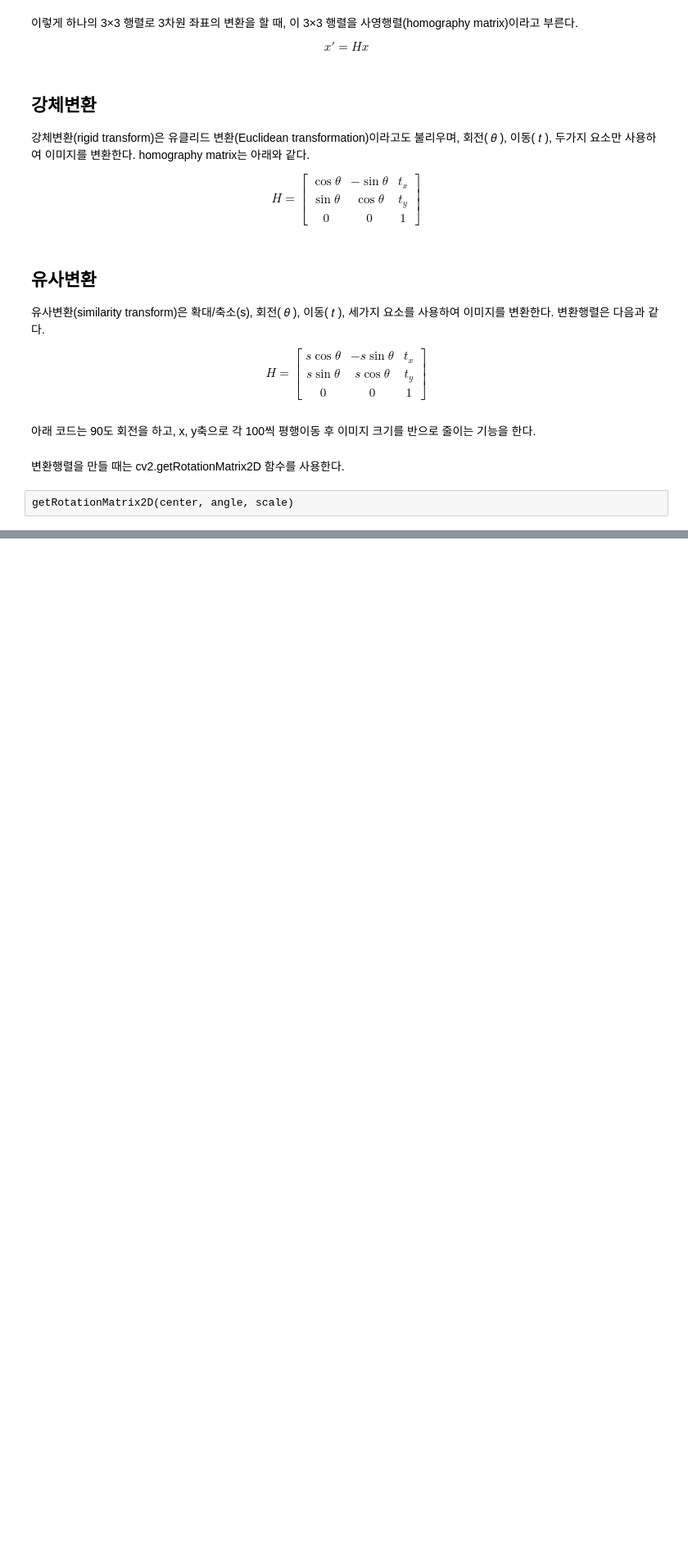
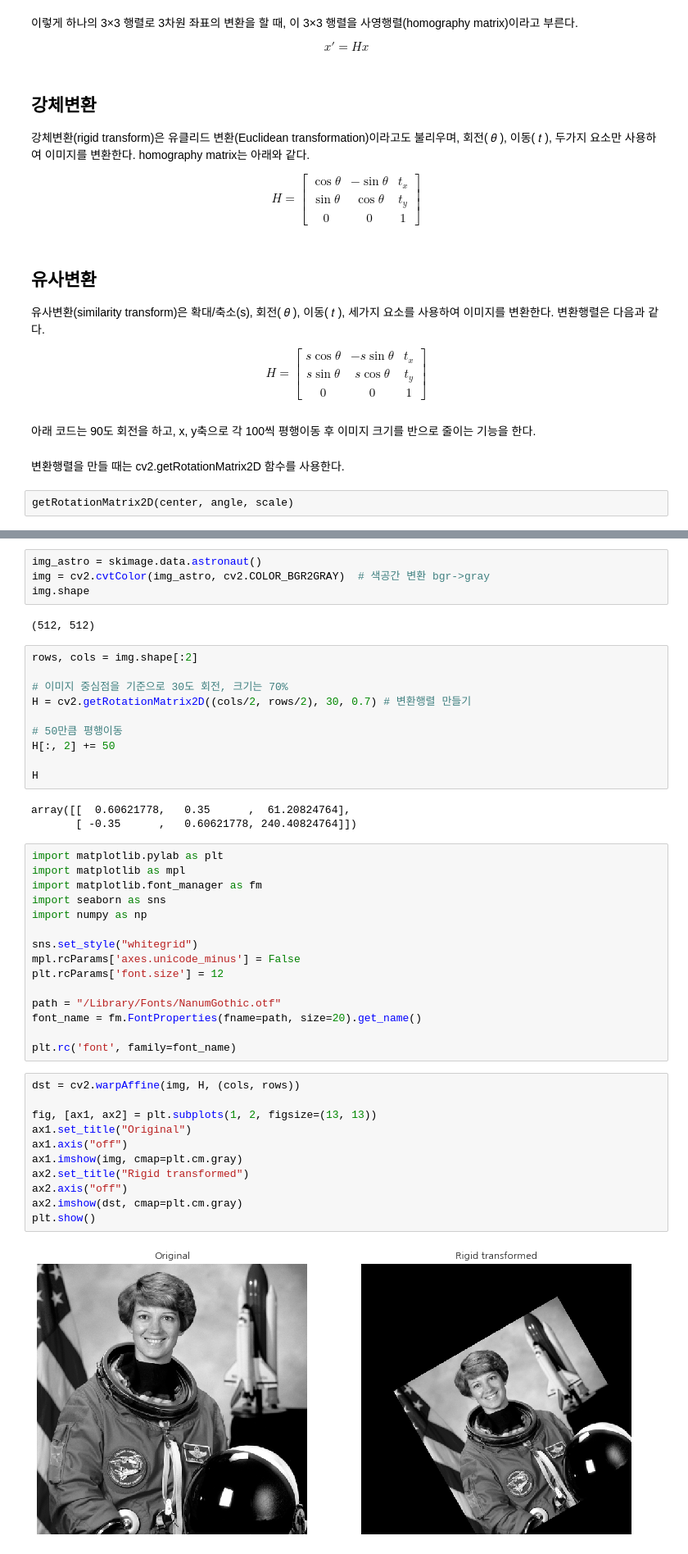
Before and after one commit to tada20001/MachineLearning, a Jupyter notebook: Chapter 2. 이미지 데이터 전처리/2. 이미지 변환.ipynb, the cells around one changed output, grey strips where cells are left out. Shown at 82% size. Cells and saved outputs as stored; diff of their text form; blank space fills up the shorter version.

Commit message:
Image Transformation

```diff
--- a/Chapter 2. 이미지 데이터 전처리/2. 이미지 변환.ipynb
+++ b/Chapter 2. 이미지 데이터 전처리/2. 이미지 변환.ipynb
@@ -54,0 +58,47 @@ getRotationMatrix2D(center, angle, scale)
+# %%
+img_astro = skimage.data.astronaut()
+img = cv2.cvtColor(img_astro, cv2.COLOR_BGR2GRAY)  # 색공간 변환 bgr->gray
+img.shape
+# %% [output]
+(512, 512)
+# %%
+rows, cols = img.shape[:2]
+
+# 이미지 중심점을 기준으로 30도 회전, 크기는 70%
+H = cv2.getRotationMatrix2D((cols/2, rows/2), 30, 0.7) # 변환행렬 만들기
+
+# 50만큼 평행이동
+H[:, 2] += 50
+
+H
+# %% [output]
+array([[  0.60621778,   0.35      ,  61.20824764],
+       [ -0.35      ,   0.60621778, 240.40824764]])
+# %%
+import matplotlib.pylab as plt
+import matplotlib as mpl
+import matplotlib.font_manager as fm
+import seaborn as sns
+import numpy as np
+
+sns.set_style("whitegrid")
+mpl.rcParams['axes.unicode_minus'] = False
+plt.rcParams['font.size'] = 12
+
+path = "/Library/Fonts/NanumGothic.otf"
+font_name = fm.FontProperties(fname=path, size=20).get_name()
+
+plt.rc('font', family=font_name)
+# %%
+dst = cv2.warpAffine(img, H, (cols, rows))
+
+fig, [ax1, ax2] = plt.subplots(1, 2, figsize=(13, 13))
+ax1.set_title("Original")
+ax1.axis("off")
+ax1.imshow(img, cmap=plt.cm.gray)
+ax2.set_title("Rigid transformed")
+ax2.axis("off")
+ax2.imshow(dst, cmap=plt.cm.gray)
+plt.show()
+# %% [output]
+[figure, added]
```
Also changed, not shown: parts of 18 cells of this notebook, 1 other file.
